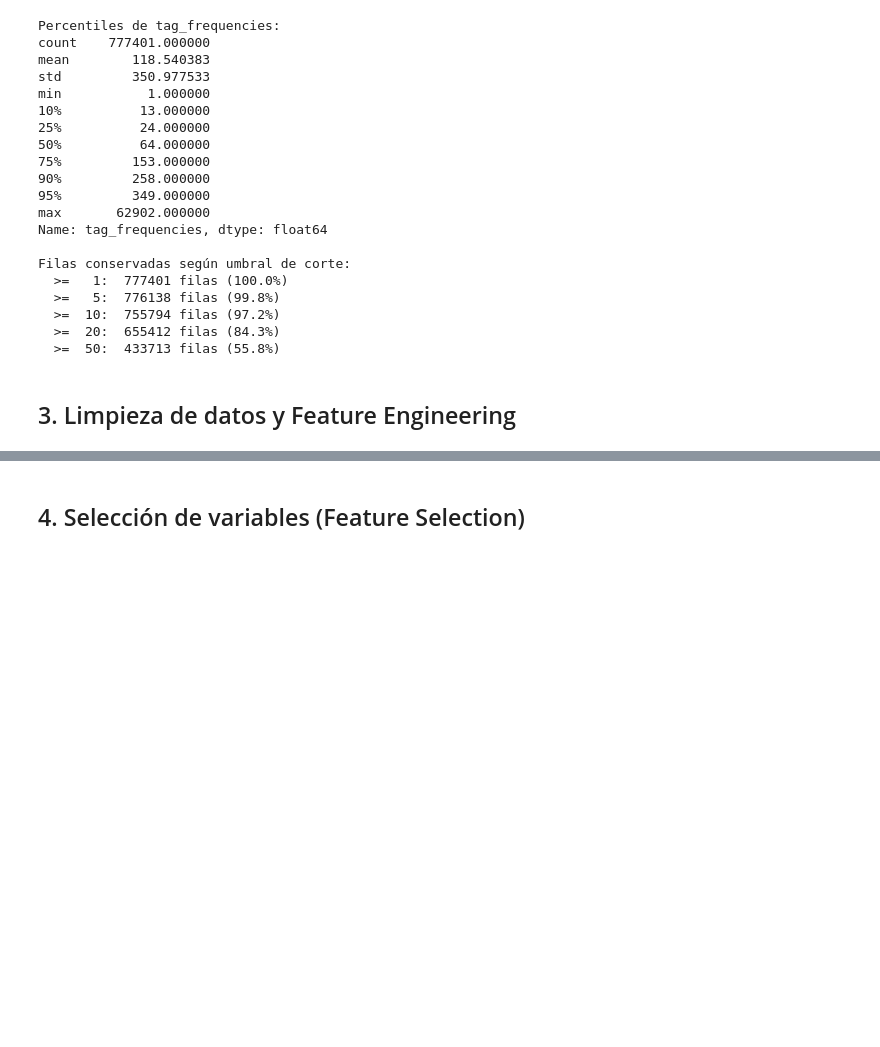
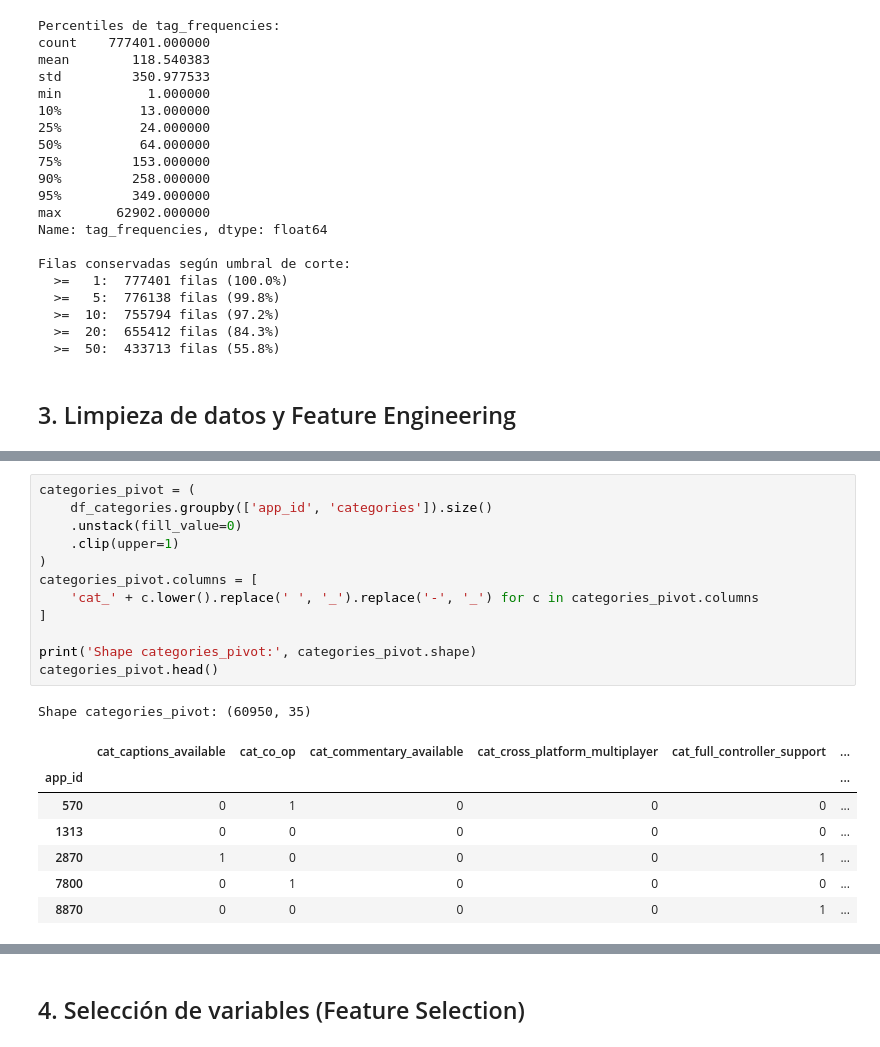
Before and after one commit to HichiroXD/Proyecto_IA_1, a Jupyter notebook: notebook/steam_analysis.ipynb, the cells around one changed output, grey strips where cells are left out. Saved outputs shown, nothing was run; the diff lists cells and outputs as text; blank space fills up the shorter version.

```diff
--- a/notebook/steam_analysis.ipynb
+++ b/notebook/steam_analysis.ipynb
@@ -201,0 +233,21 @@ Filas conservadas según umbral de corte:
+# %%
+categories_pivot = (
+    df_categories.groupby(['app_id', 'categories']).size()
+    .unstack(fill_value=0)
+    .clip(upper=1)
+)
+categories_pivot.columns = [
+    'cat_' + c.lower().replace(' ', '_').replace('-', '_') for c in categories_pivot.columns
+]
+
+print('Shape categories_pivot:', categories_pivot.shape)
+categories_pivot.head()
+# %% [output]
+Shape categories_pivot: (60950, 35)
+|  | cat_captions_available | cat_co_op | cat_commentary_available | cat_cross_platform_multiplayer | cat_full_controller_support | ... |
+| app_id |  |  |  |  |  | ... |
+| 570 | 0 | 1 | 0 | 0 | 0 | ... |
+| 1313 | 0 | 0 | 0 | 0 | 0 | ... |
+| 2870 | 1 | 0 | 0 | 0 | 1 | ... |
+| 7800 | 0 | 1 | 0 | 0 | 0 | ... |
+| 8870 | 0 | 0 | 0 | 0 | 1 | ... |
```
Also changed, not shown: parts of 8 cells of this notebook.
